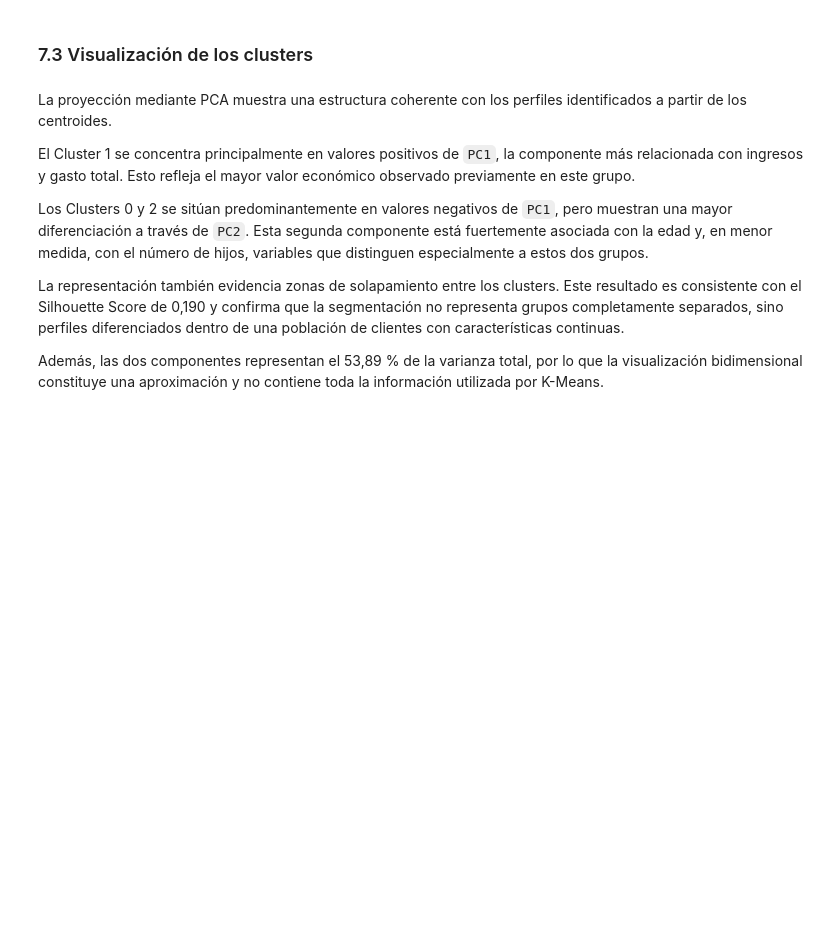
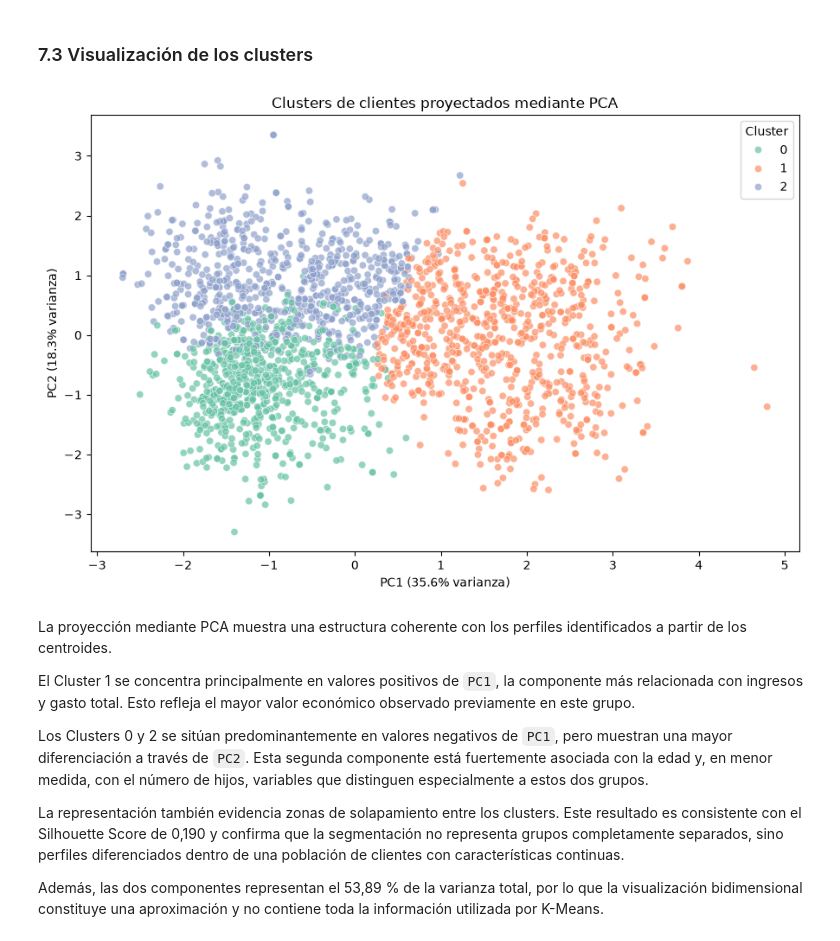
Before and after one commit to Hector-Espina/customer-segmentation-analysis, a Jupyter notebook: notebooks/05_kmeans_segmentation.ipynb, the cells around one changed output. Cells and saved outputs as stored; diff of their text form; code cells hidden in the pictures; blank space fills up the shorter version.

```diff
--- a/notebooks/05_kmeans_segmentation.ipynb
+++ b/notebooks/05_kmeans_segmentation.ipynb
@@ -731,22 +738,31 @@ El signo de los loadings indica la dirección dentro de cada componente, pero su
 # %%
 plt.figure(figsize=(9, 6))
 
 sns.scatterplot(
     data=pca_df,
     x="PC1",
     y="PC2",
     hue="Cluster",
     palette="Set2",
     alpha=0.7
 )
 
 plt.title("Clusters de clientes proyectados mediante PCA")
 plt.xlabel(f"PC1 ({pca.explained_variance_ratio_[0]:.1%} varianza)")
 plt.ylabel(f"PC2 ({pca.explained_variance_ratio_[1]:.1%} varianza)")
 plt.legend(title="Cluster")
 
 plt.tight_layout()
+
+plt.savefig(
+    "../reports/figures/kmeans_pca_clusters.png",
+    dpi=150,
+    bbox_inches="tight"
+)
+
 plt.show()
+# %% [output]
+[figure, added]
 # %% [markdown]
 La proyección mediante PCA muestra una estructura coherente con los perfiles identificados a partir de los centroides.
 
```
Also changed, not shown: parts of 1 cell of this notebook, 9 other files.
